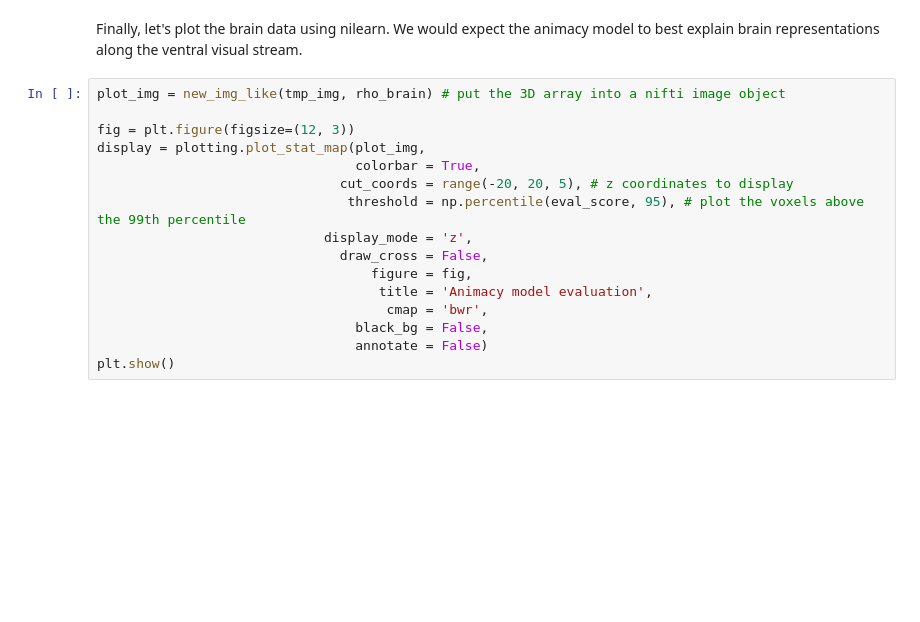
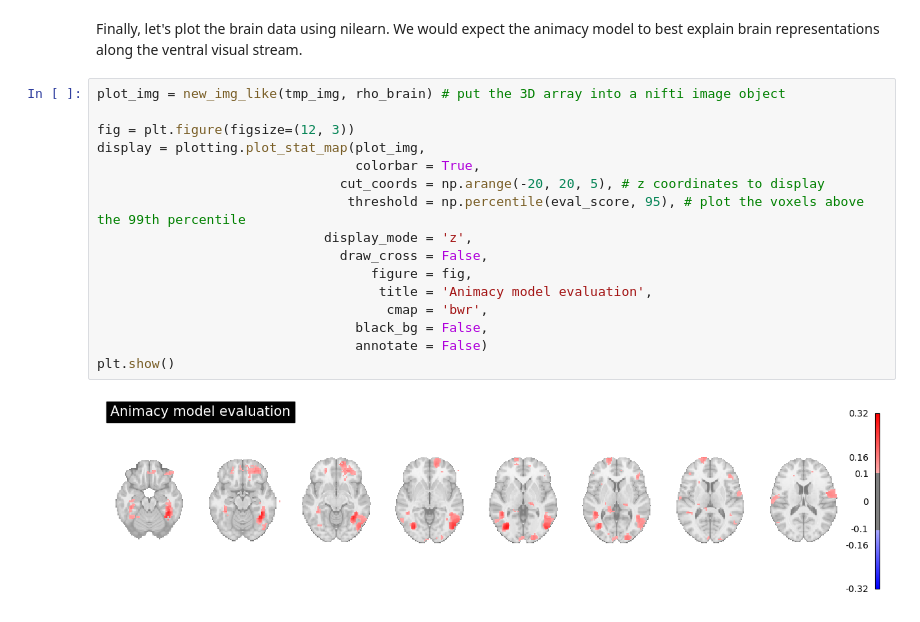
Before and after one commit to MRC-CBU/COGNESTIC, a Jupyter notebook: 09_MVPA_MRI/RSA/RSATOOLBOX_demo5_searchlight_volume_djm_2026.ipynb, the cells around one changed output. Cells and saved outputs as stored; diff of their text form; blank space fills up the shorter version.

```diff
--- a/09_MVPA_MRI/RSA/RSATOOLBOX_demo5_searchlight_volume_djm_2026.ipynb
+++ b/09_MVPA_MRI/RSA/RSATOOLBOX_demo5_searchlight_volume_djm_2026.ipynb
@@ -142,16 +158,18 @@ Finally, let's plot the brain data using nilearn. We would expect the animacy mo
 # %%
 plot_img = new_img_like(tmp_img, rho_brain) # put the 3D array into a nifti image object
 
 fig = plt.figure(figsize=(12, 3))
 display = plotting.plot_stat_map(plot_img,
                                  colorbar = True,
-                               cut_coords = range(-20, 20, 5), # z coordinates to display
+                               cut_coords = np.arange(-20, 20, 5), # z coordinates to display
                                 threshold = np.percentile(eval_score, 95), # plot the voxels above the 99th percentile
                              display_mode = 'z',
                                draw_cross = False,
                                    figure = fig,
                                     title = 'Animacy model evaluation',
                                      cmap = 'bwr',
                                  black_bg = False,
                                  annotate = False)
 plt.show()
+# %% [output]
+[figure, added]
```
Also changed, not shown: parts of 7 cells of this notebook, 1 other file.
